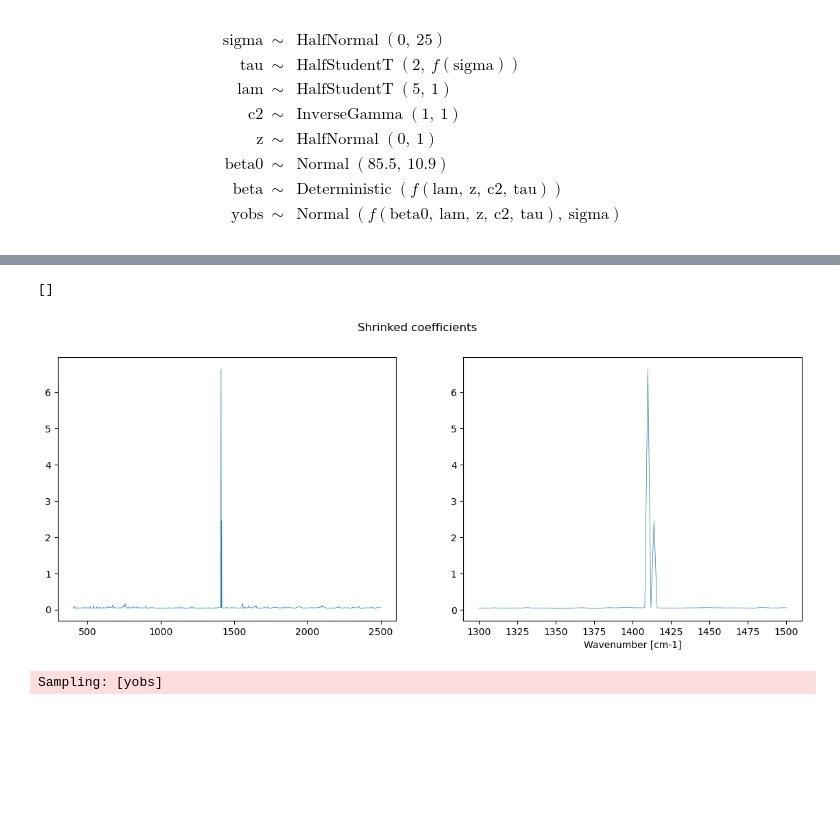
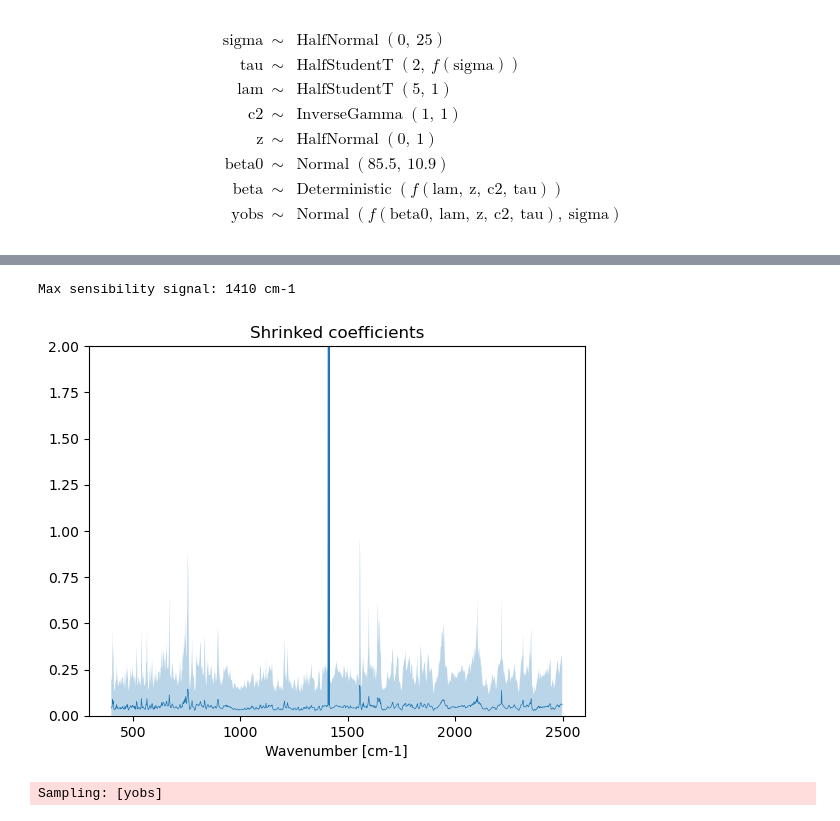
Before and after one commit to DamianPiuselli/estadistica-e-inferencia-I, a Jupyter notebook: TPFINAL.ipynb, the cells around one changed output, grey strips where cells are left out. Drawn from its saved outputs; the diff is of its cells as text; code cells hidden in the pictures; blank space fills up the shorter version.

```diff
--- a/TPFINAL.ipynb
+++ b/TPFINAL.ipynb
@@ -380,16 +438,23 @@ plt.tight_layout()
-# %%
-fig, axs = plt.subplots(1, 2, figsize=(14, 5))
-plt.suptitle("Shrinked coefficients")
-
-_mean = az.extract(trace, var_names=["beta"]).mean(axis=1)
-axs[0].plot([float(x) for x in sensors], _mean, linewidth=0.5)
-axs[1].plot(np.arange(1400, 1450), _mean.loc[1400, 1450], linewidth=0.5)
-
-plt.xlabel("Wavenumber [cm-1]")
-plt.plot()
-# %% [output]
-[]
-[figure, removed]
+# %%
+_mean = az.extract(trace, var_names=["beta"]).mean(axis=1)
+_upper_quantile = trace.posterior["beta"].quantile(q=0.975, dim=["chain", "draw"])
+_lower_quantile = trace.posterior["beta"].quantile(q=0.025, dim=["chain", "draw"])
+
+plt.plot([float(x) for x in sensors], _mean, linewidth=0.5)
+
+plt.fill_between(
+    [float(x) for x in sensors], _lower_quantile, _upper_quantile, alpha=0.3
+)
+
+plt.ylim(0, 2)
+plt.xlabel("Wavenumber [cm-1]")
+plt.title("Shrinked coefficients")
+plt.plot()
+
+print(f"Max sensibility signal: {sensors[np.argmax(_mean.to_numpy())]} cm-1")
+# %% [output]
+Max sensibility signal: 1410 cm-1
+[figure, added]
 # %%
 with model:
     trace.extend(pm.sample_posterior_predictive(trace))
```
Also changed, not shown: parts of 13 cells of this notebook.
